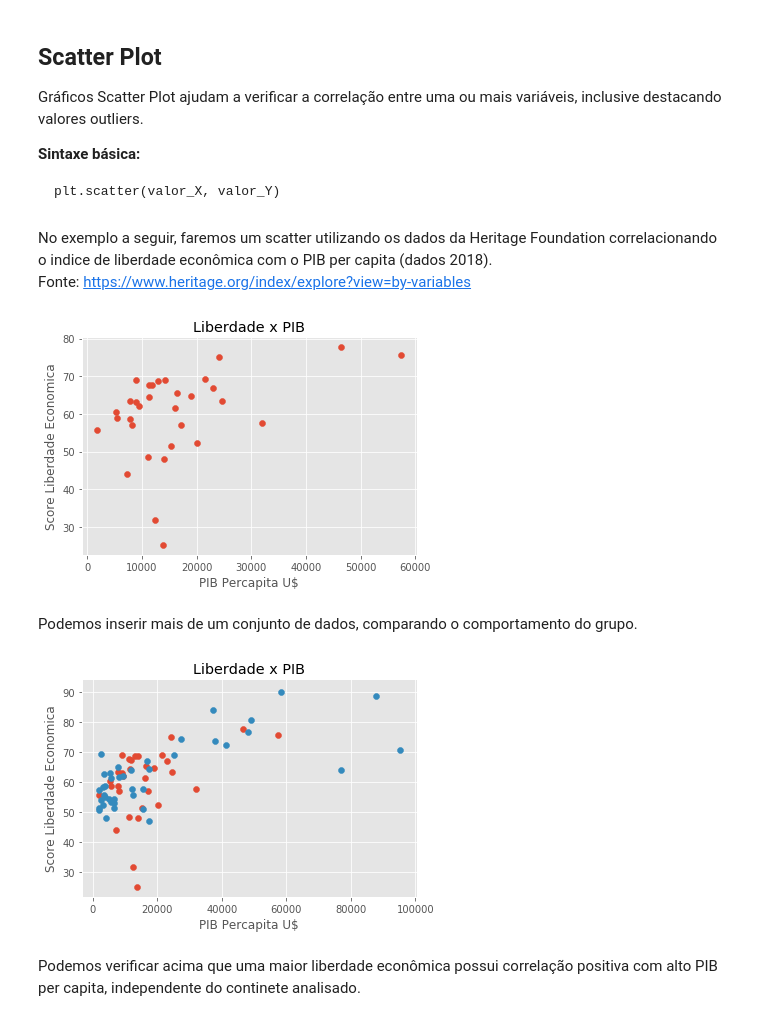
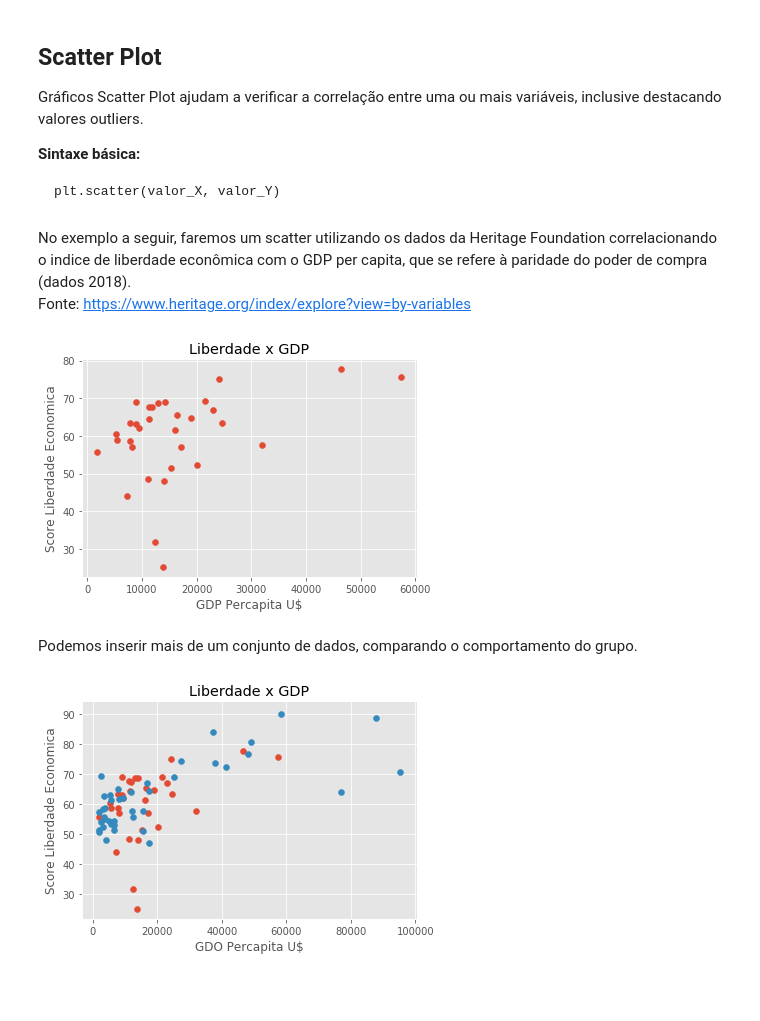
Before and after one commit to rdemarqui/data_science_basico, a Jupyter notebook: Python/04 Matplotlib/03.04 Scatter Plot.ipynb, the cells around one changed output. Cells and saved outputs as stored; diff of their text form; code cells hidden in the pictures; blank space fills up the shorter version.

```diff
--- a/Python/04 Matplotlib/03.04 Scatter Plot.ipynb
+++ b/Python/04 Matplotlib/03.04 Scatter Plot.ipynb
@@ -12,7 +12,7 @@ plt.style.use('ggplot')
 
 %matplotlib inline
 # %% [markdown]
-No exemplo a seguir, faremos um scatter utilizando os dados da Heritage Foundation correlacionando o indice de liberdade econômica com o PIB per capita (dados 2018).
+No exemplo a seguir, faremos um scatter utilizando os dados da Heritage Foundation correlacionando o indice de liberdade econômica com o GDP per capita, que se refere à paridade do poder de compra (dados 2018).
 Fonte: https://www.heritage.org/index/explore?view=by-variables
 # %%
 # Utilizando os dados dos países das Américas
@@ -20,7 +20,7 @@ scoreLibEconAmer = [52.3, 63.3, 57, 57.1, 44.1, 51.4, 77.7, 75.2, 68.9, 65.6, 31
                         64.5, 61.6, 48.5, 63.2, 63.4, 58.7, 55.8, 60.6, 69.1, 64.8, 58.9,
                         67, 62.1, 68.7, 67.6, 67.7, 48.1, 57.7, 75.7, 69.2, 25.2]
 
-pibPerCapitaAmer = [20047, 24555, 17100, 8220, 7218, 15242, 46437, 24113, 14130,
+gdpPerCapitaAmer = [20047, 24555, 17100, 8220, 7218, 15242, 46437, 24113, 14130,
                         16436, 12390, 11375, 16049, 11109, 8909, 7899, 7873, 1784, 5271,
                         8976, 18938, 5452, 23024, 9396, 12903, 11783, 11271, 13988, 31870,
                         57436, 21527, 13761]
@@ -29,38 +29,36 @@ pibPerCapitaAmer = [20047, 24555, 17100, 8220, 7218, 15242, 46437, 24113, 14130,
 plt.scatter(pibPerCapitaAmer, scoreLibEconAmer)
 
 # Melhorando a estética
-plt.xlabel('PIB Percapita U$') # Rótulo eixo x
+plt.xlabel('GDP Percapita U$') # Rótulo eixo x
 plt.ylabel('Score Liberdade Economica') # Rótilo eixo y
-plt.title('Liberdade x PIB') # Título do gráfico
+plt.title('Liberdade x GDP') # Título do gráfico
 
 plt.show()
 # %% [output]
-[figure, old version]
+[figure, new version]
 # %% [markdown]
 Podemos inserir mais de um conjunto de dados, comparando o comportamento do grupo.
 # %%
 # Plotando em conjunto com os países da Ásia e Pacífico
 scoreLibEconAsiaPacif = [51.3, 80.9, 64.3, 55.1, 61.8, 53.9, 58.7, 57.8, 62, 90.2,
                        54.5, 64.2, 72.3, 69.1, 50.8, 73.8, 62.8, 53.6, 70.9, 74.5,
                        51.1, 52.3, 55.7, 54.1, 84.2, 54.4, 55.7, 65, 61.5, 88.8, 57.5,
                        57.8, 76.6, 58.3, 67.1, 48.1, 63.1, 47.1, 51.5, 69.5, 53.1, 64.2]
 
-pibPerCapitaAsiaPacif = [1919, 48899, 17439, 3891, 8227, 5832, 3737, 15399, 9268, 58322,
+gdpPerCapitaAsiaPacif = [1919, 48899, 17439, 3891, 8227, 5832, 3737, 15399, 9268, 58322,
                          6616, 11720, 41275, 25145, 1823, 37740, 3521, 5710, 95151, 27267,
                          15553, 3234, 12275, 2479, 37294, 5106, 3541, 7728, 5553, 87855, 1973,
                          12262, 48095, 3008, 16888, 4187, 5386, 17485, 6563, 2631, 6429, 76884]
 
 # Construindo o plot
-plt.scatter(pibPerCapitaAmer, scoreLibEconAmer)
-plt.scatter(pibPerCapitaAsiaPacif, scoreLibEconAsiaPacif)
+plt.scatter(gdpPerCapitaAmer, scoreLibEconAmer)
+plt.scatter(gdpPerCapitaAsiaPacif, scoreLibEconAsiaPacif)
 
 # Melhorando a estética
-plt.xlabel('PIB Percapita U$') # Rótulo eixo x
+plt.xlabel('GDO Percapita U$') # Rótulo eixo x
 plt.ylabel('Score Liberdade Economica') # Rótilo eixo y
-plt.title('Liberdade x PIB') # Título do gráfico
+plt.title('Liberdade x GDP') # Título do gráfico
 
 plt.show()
 # %% [output]
-[figure, old version]
+[figure, new version]
-# %% [markdown]
-Podemos verificar acima que uma maior liberdade econômica possui correlação positiva com alto PIB per capita, independente do continete analisado.
```
Also changed, not shown: parts of 3 cells of this notebook, 3 other files.
